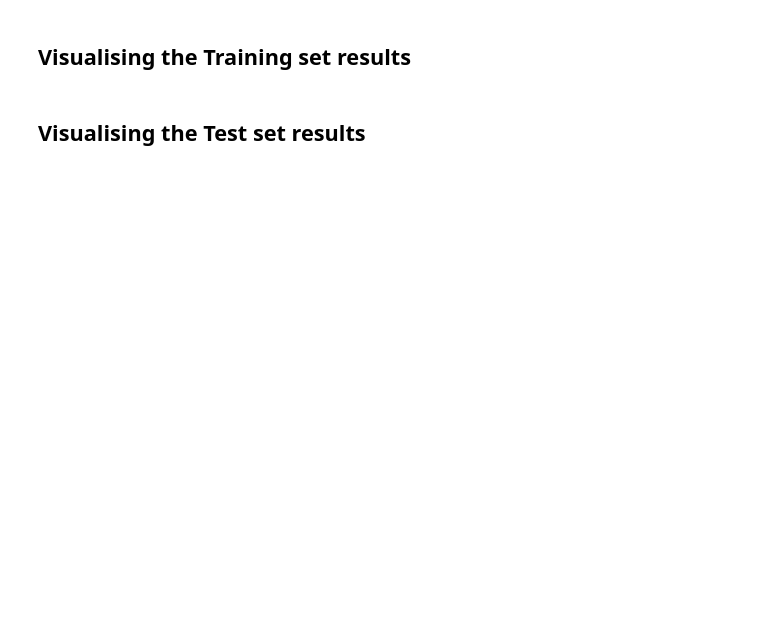
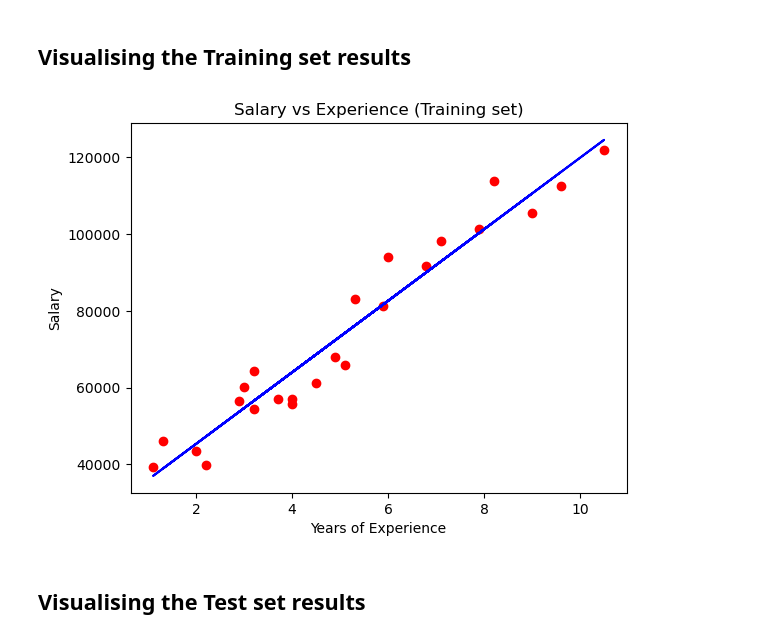
Before and after one commit to ssss1827/Machine-Learning, a Jupyter notebook: simple_linear_regression.ipynb, the cells around one changed output. Drawn from its saved outputs; the diff is of its cells as text; code cells hidden in the pictures; blank space fills up the shorter version.

```diff
--- a/simple_linear_regression.ipynb
+++ b/simple_linear_regression.ipynb
@@ -129,4 +126,28 @@ array([ 40748.96184072, 122699.62295594,  64961.65717022,  63099.14214487,
 # %% [markdown]
 ## Visualising the Training set results
+# %%
+# 실제 임금과 예측 임금을 표로 보자
+plt.scatter(x_train, y_train, color = 'red')
+
+# 회귀선을 그리는 단계 , 회귀선이란 실제 결과값에 가장 근접한 예측을 나타내는 선을말함.
+ # 이번 경우 실제 결과값은 곧 실제 임금이 될 것임.
+    # 예측 임금을 나타내는 점은 직선으로 표현된다. 선형 함수 형태로.
+     # 따라서 plot method를 사용할 것이다.
+      # plot method란 함수의 곡선을 타나낼 때 이용합니다.
+       # 이때 좌표란 예측값의 점이다. 예측 임금의 좌표를 입력하면 함수가 알아서 예측점을 따라 직선을 그려줄 것이다.
+plt.plot(x_train, regressor.predict(x_train), color = 'blue')
+# train set의 결과값을 도식화하는 작업이기 때문에 x좌표는 x_train
+ # y좌표 : 그래프에서 train set의 예측 임금을 나타내는 부분.
+    # x_train에서 predic method를 호출하게 되면 train set의 예측 임금 데이터를 불러온다.
+     # 이때 x_train은 사원 개개인의 YearsEcperience data이다.
+
+# 이로써 실제 임금과 예측 임금 간의 차이를 한눈에 볼 수 있게된다.
+
+plt.title('Salary vs Experience (Training set)')
+plt.xlabel('Years of Experience')
+plt.ylabel('Salary')
+plt.show()
+# %% [output]
+[figure, added]
 # %% [markdown]
 ## Visualising the Test set results
```
Also changed, not shown: parts of 4 cells of this notebook.
